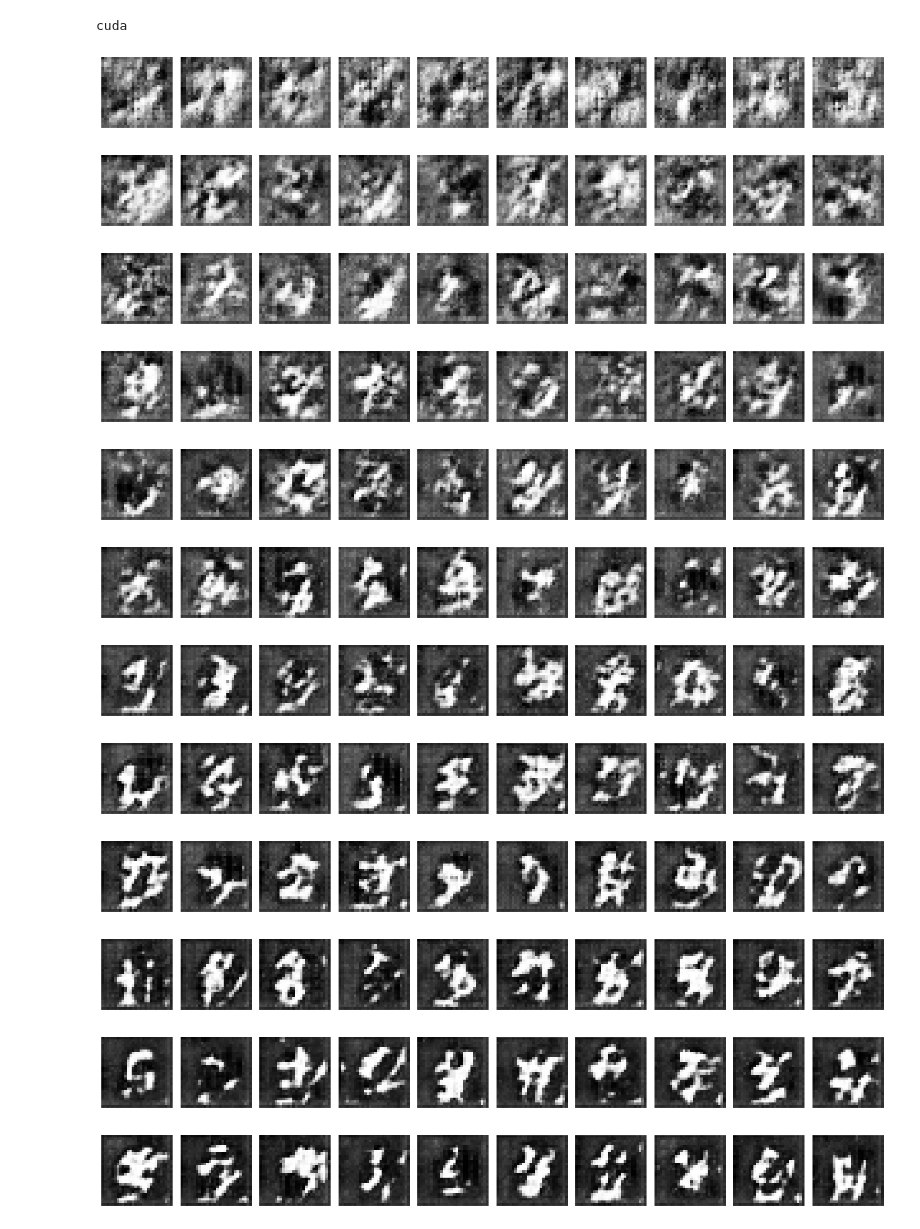
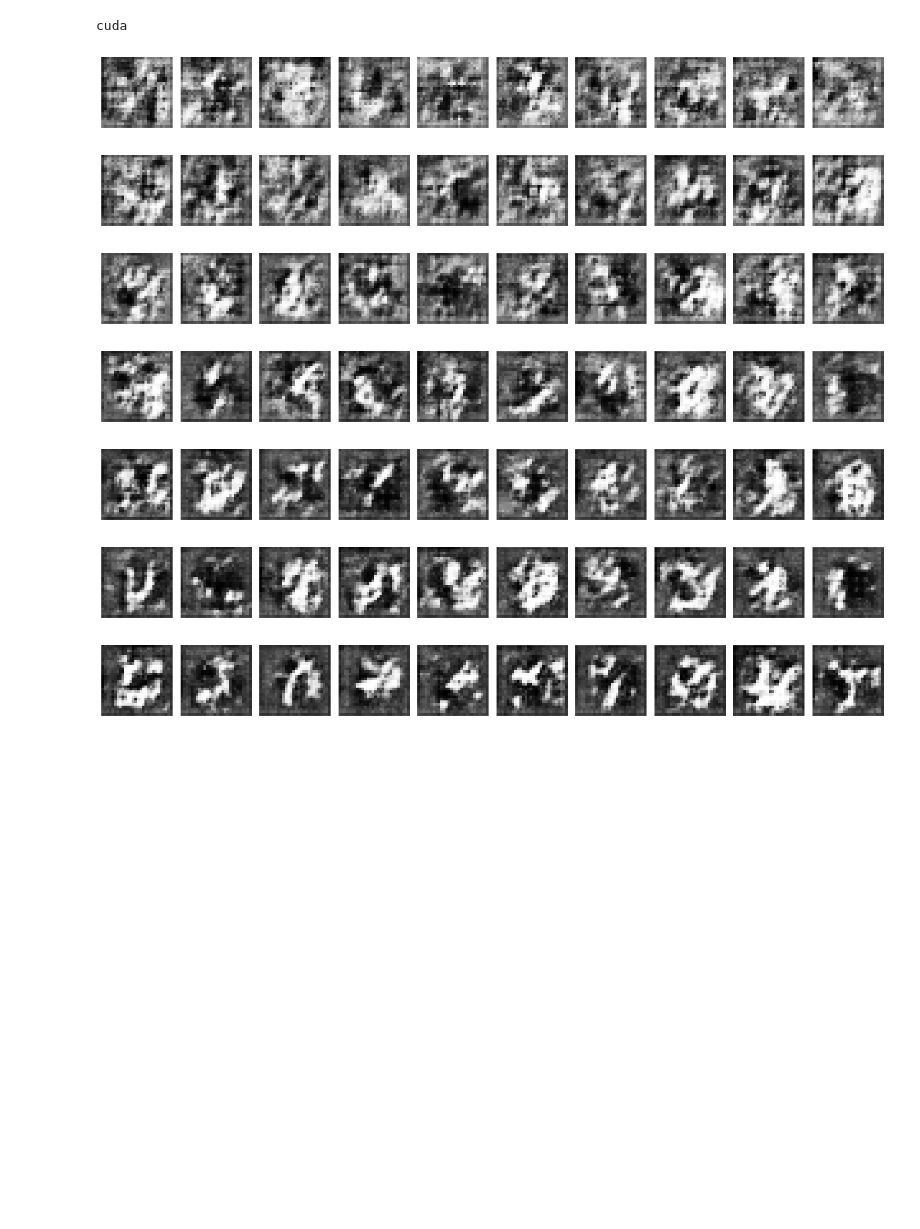
Before and after one commit to copper-light/StudyGAN, a Jupyter notebook: 04_WassersteinGAN/train_wgan.ipynb, the cells around one changed output. Cells and saved outputs as stored; diff of their text form; code cells hidden in the pictures; blank space fills up the shorter version.

```diff
--- a/04_WassersteinGAN/train_wgan.ipynb
+++ b/04_WassersteinGAN/train_wgan.ipynb
@@ -3,17 +3,12 @@ from trainCNN import train
 # %% [output]
 cuda
 # %%
-train()
+new_train()
 # %% [output]
-[figure, old version]
+[figure, new version]
-[figure, old version]
+[figure, new version]
-[figure, old version]
+[figure, new version]
-[figure, old version]
+[figure, new version]
-[figure, old version]
+[figure, new version]
-[figure, old version]
+[figure, new version]
-[figure, old version]
+[figure, new version]
-[figure, removed]
-[figure, removed]
-[figure, removed]
-[figure, removed]
-[figure, removed]
```
Also changed, not shown: parts of 2 cells of this notebook, 1 other file.
